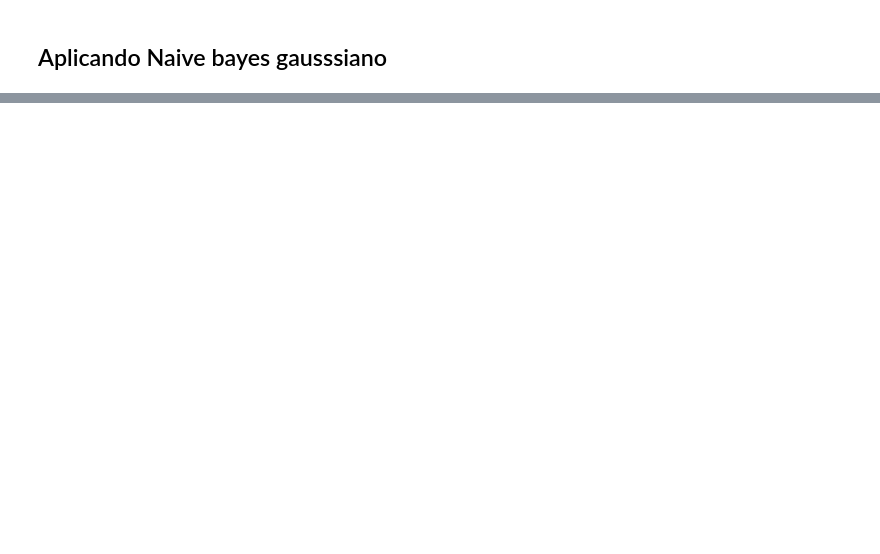
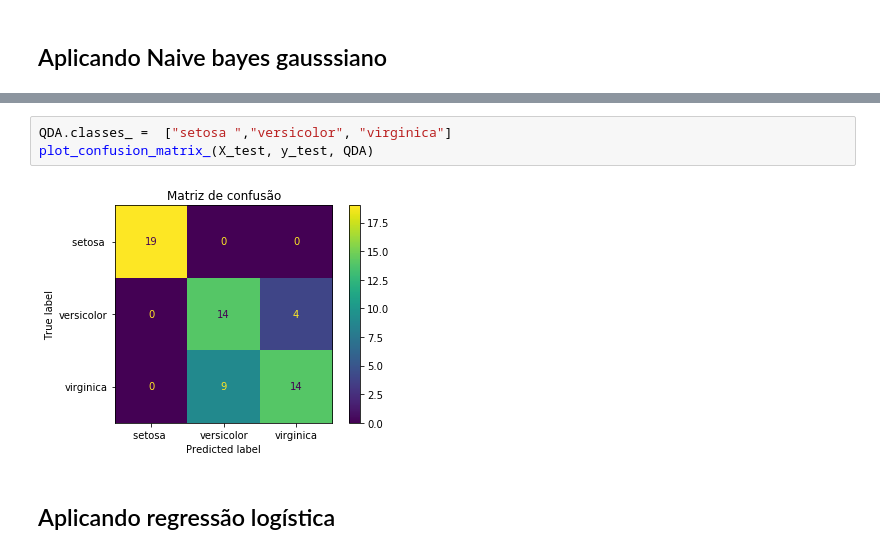
Before and after one commit to RobsonT/Atividades-machine-learning, a Jupyter notebook: Atividade 3/Atividade 3.ipynb, the cells around one changed output, grey strips where cells are left out. Drawn from its saved outputs; the diff is of its cells as text; blank space fills up the shorter version.

```diff
--- a/Atividade 3/Atividade 3.ipynb
+++ b/Atividade 3/Atividade 3.ipynb
@@ -112,0 +163,7 @@ plot_confusion_matrix_(X_test, y_test, GaussianNB)
+# %%
+QDA.classes_ =  ["setosa ","versicolor", "virginica"]
+plot_confusion_matrix_(X_test, y_test, QDA)
+# %% [output]
+[figure, added]
+# %% [markdown]
+## Aplicando regressão logística
```
Also changed, not shown: parts of 10 cells of this notebook.
